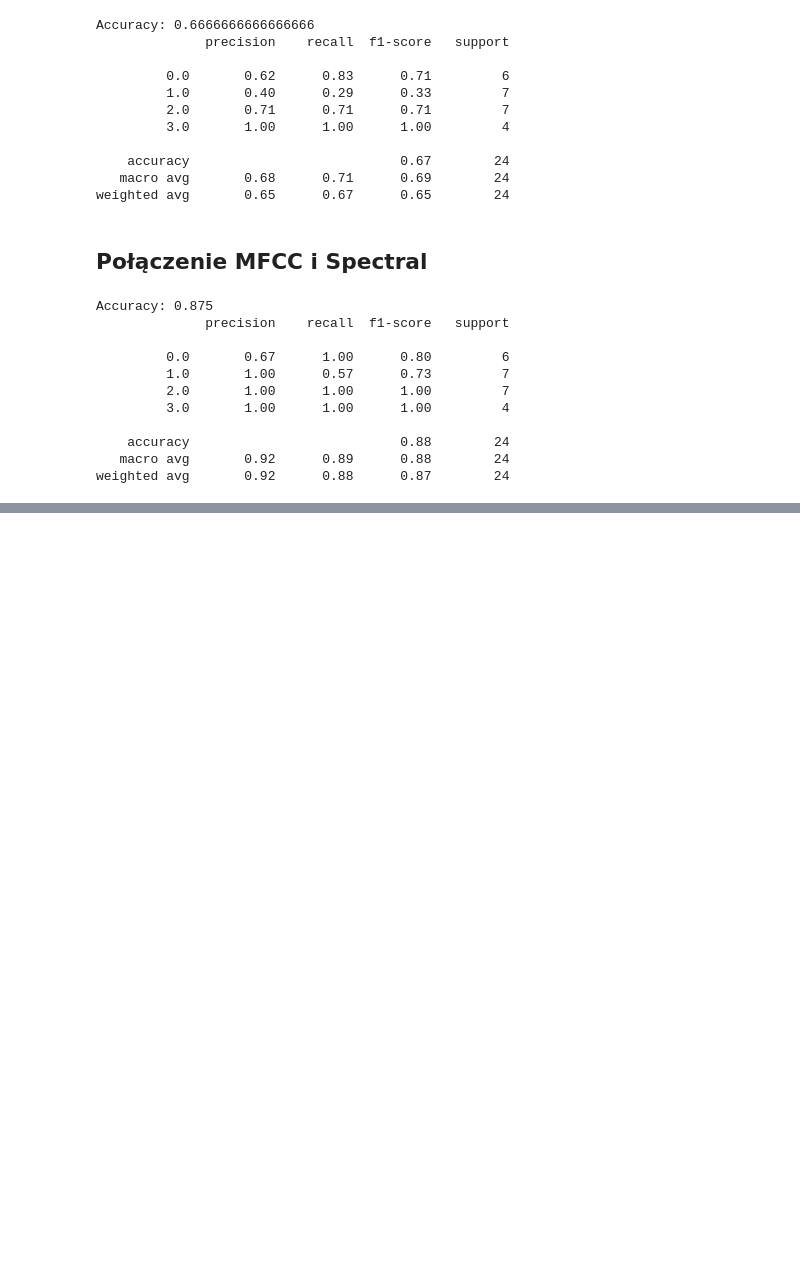
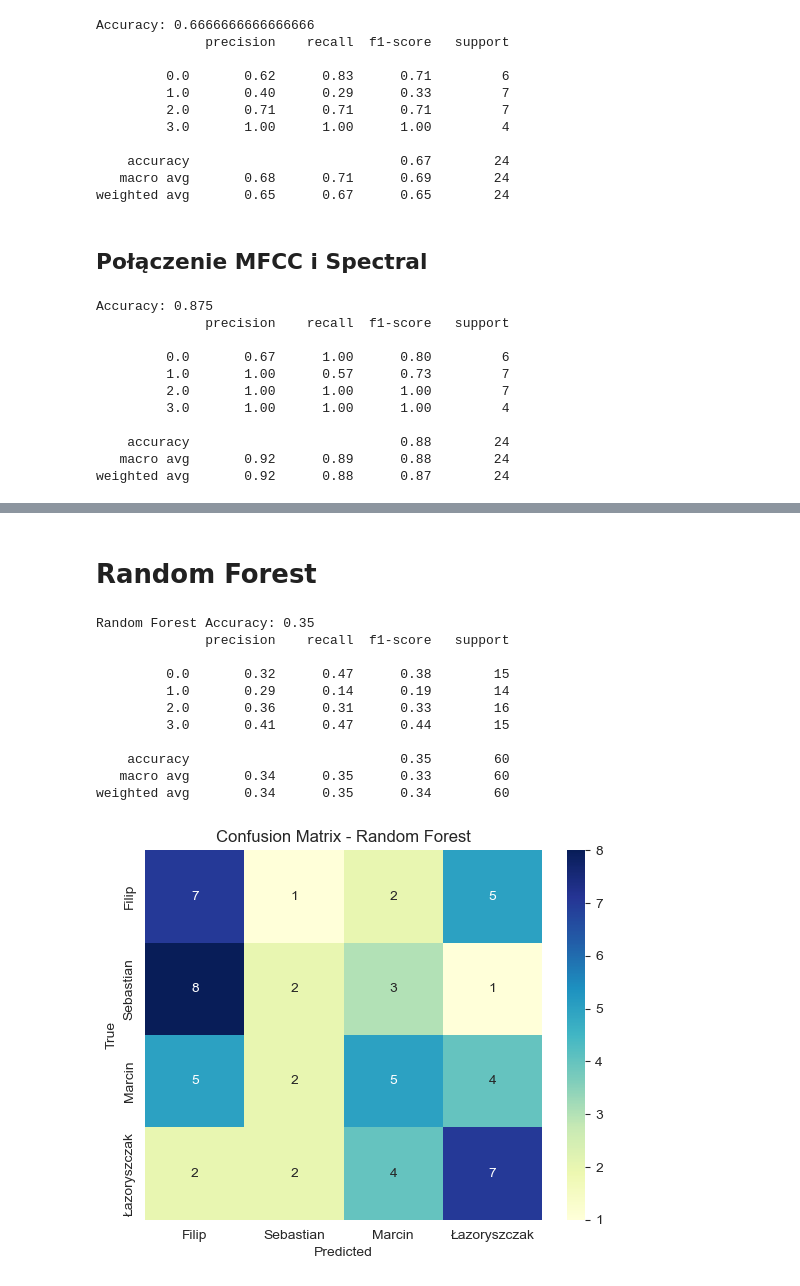
Before and after one commit to Glitterfrost/Acustic-Signals-Project, a Jupyter notebook: project.ipynb, the cells around one changed output, grey strips where cells are left out. Drawn from its saved outputs; the diff is of its cells as text; code cells hidden in the pictures; blank space fills up the shorter version.

```diff
--- a/project.ipynb
+++ b/project.ipynb
@@ -615,0 +693,31 @@ weighted avg       0.92      0.88      0.87        24
+# %% [markdown]
+# Random Forest
+# %%
+rf = RandomForestClassifier(n_estimators=100, random_state=42)
+rf.fit(X_train, y_train)
+y_pred_rf = rf.predict(X_test)
+
+print("Random Forest Accuracy:", accuracy_score(y_test, y_pred_rf))
+print(classification_report(y_test, y_pred_rf, zero_division=1))
+
+cm_rf = confusion_matrix(y_test, y_pred_rf)
+ticks = ["Filip", "Sebastian", "Marcin", "Łazoryszczak"]
+
+sns.heatmap(cm_rf, annot=True, fmt='d', cmap='YlGnBu', xticklabels=ticks, yticklabels=ticks)
+plt.title('Confusion Matrix - Random Forest')
+plt.xlabel('Predicted')
+plt.ylabel('True')
+plt.show()
+# %% [output]
+Random Forest Accuracy: 0.35
+              precision    recall  f1-score   support
+
+         0.0       0.32      0.47      0.38        15
+         1.0       0.29      0.14      0.19        14
+         2.0       0.36      0.31      0.33        16
+         3.0       0.41      0.47      0.44        15
+
+    accuracy                           0.35        60
+   macro avg       0.34      0.35      0.33        60
+weighted avg       0.34      0.35      0.34        60
+[figure, added]
```
Also changed, not shown: parts of 12 cells of this notebook, 1 other file.
